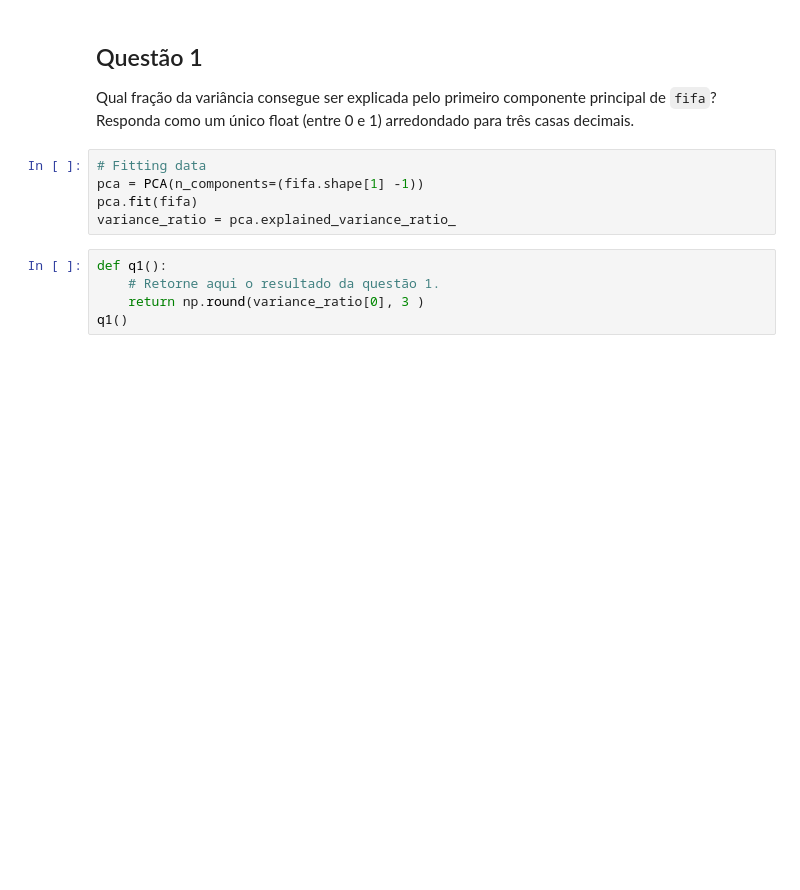
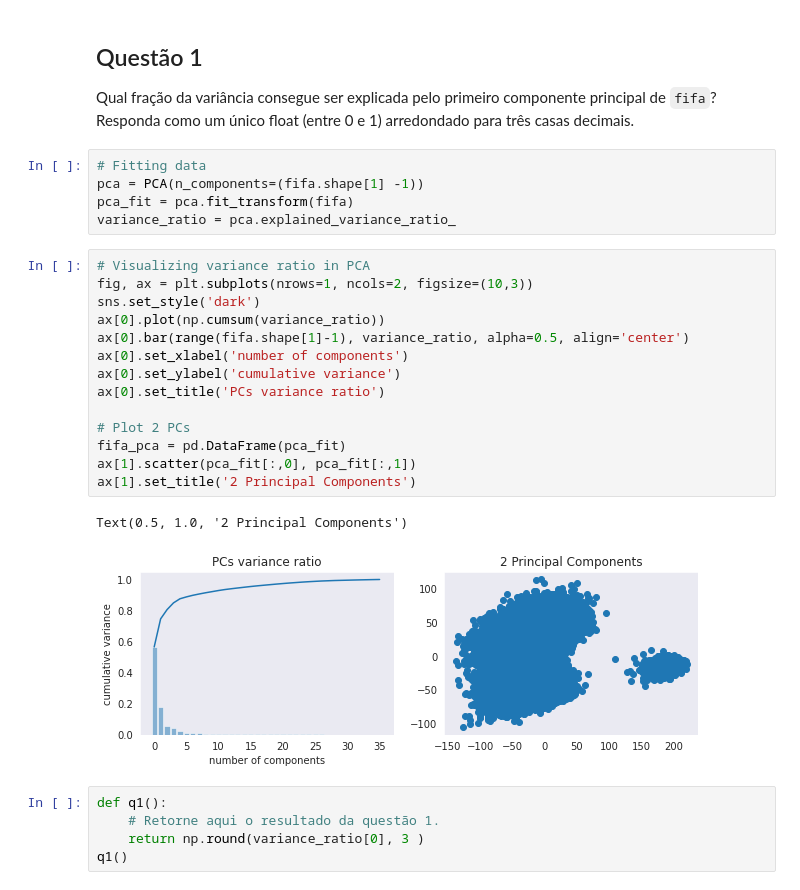
Before and after one commit to laizacavalcante/AceleraDev-DataScience, a Jupyter notebook: Semana 6/desafio/main.ipynb, the cells around one changed output. Saved outputs shown, nothing was run; the diff lists cells and outputs as text; blank space fills up the shorter version.

Commit message:
Add plots

```diff
--- a/Semana 6/desafio/main.ipynb
+++ b/Semana 6/desafio/main.ipynb
@@ -116,8 +118,25 @@ Qual fração da variância consegue ser explicada pelo primeiro componente prin
 # %%
 # Fitting data
 pca = PCA(n_components=(fifa.shape[1] -1))
-pca.fit(fifa)
+pca_fit = pca.fit_transform(fifa)
 variance_ratio = pca.explained_variance_ratio_
+# %%
+# Visualizing variance ratio in PCA
+fig, ax = plt.subplots(nrows=1, ncols=2, figsize=(10,3))
+sns.set_style('dark')
+ax[0].plot(np.cumsum(variance_ratio))
+ax[0].bar(range(fifa.shape[1]-1), variance_ratio, alpha=0.5, align='center')
+ax[0].set_xlabel('number of components')
+ax[0].set_ylabel('cumulative variance')
+ax[0].set_title('PCs variance ratio')
+
+# Plot 2 PCs
+fifa_pca = pd.DataFrame(pca_fit)
+ax[1].scatter(pca_fit[:,0], pca_fit[:,1])
+ax[1].set_title('2 Principal Components')
+# %% [output]
+Text(0.5, 1.0, '2 Principal Components')
+[figure, added]
 # %%
 def q1():
     # Retorne aqui o resultado da questão 1.
```
Also changed, not shown: parts of 1 cell of this notebook.
